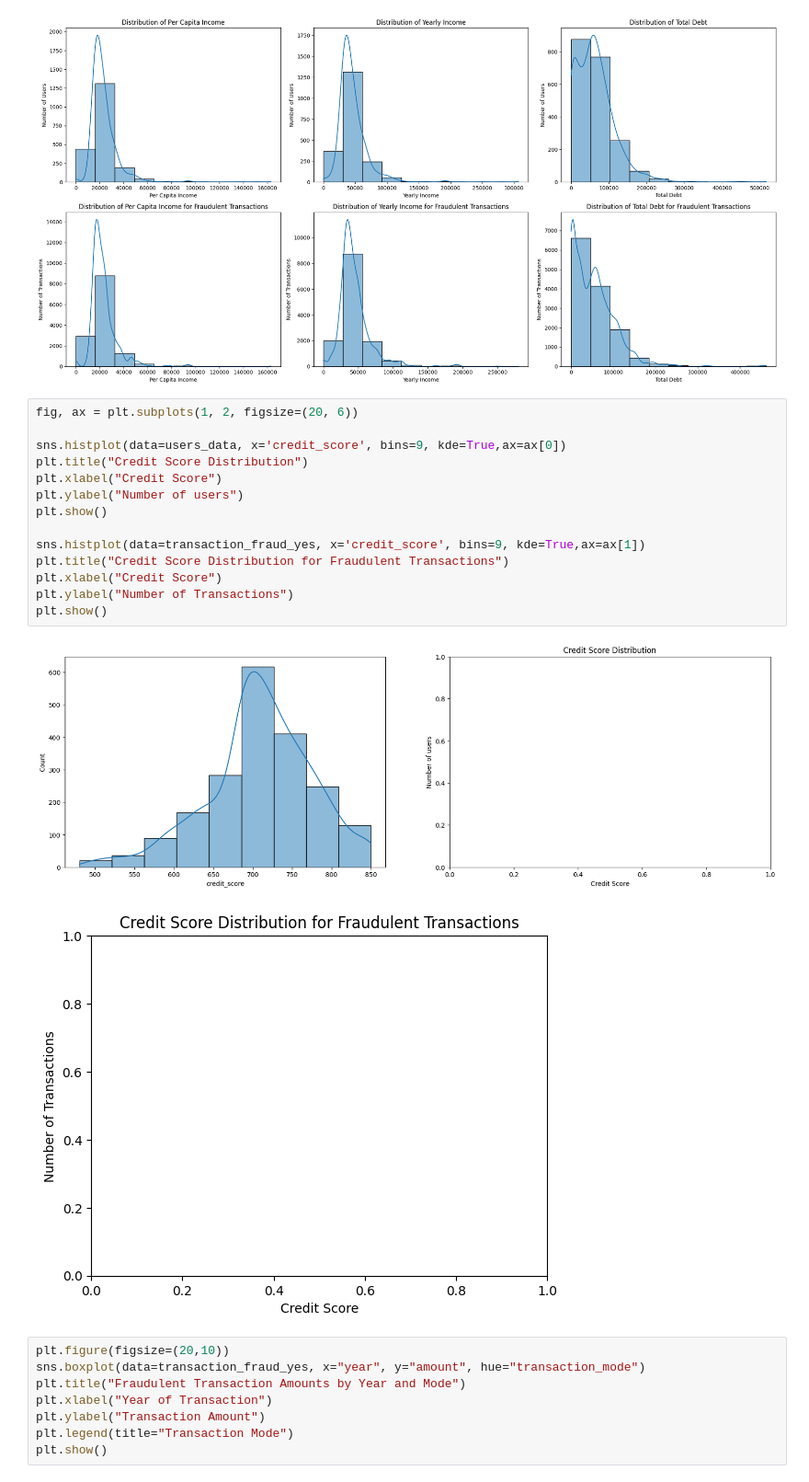
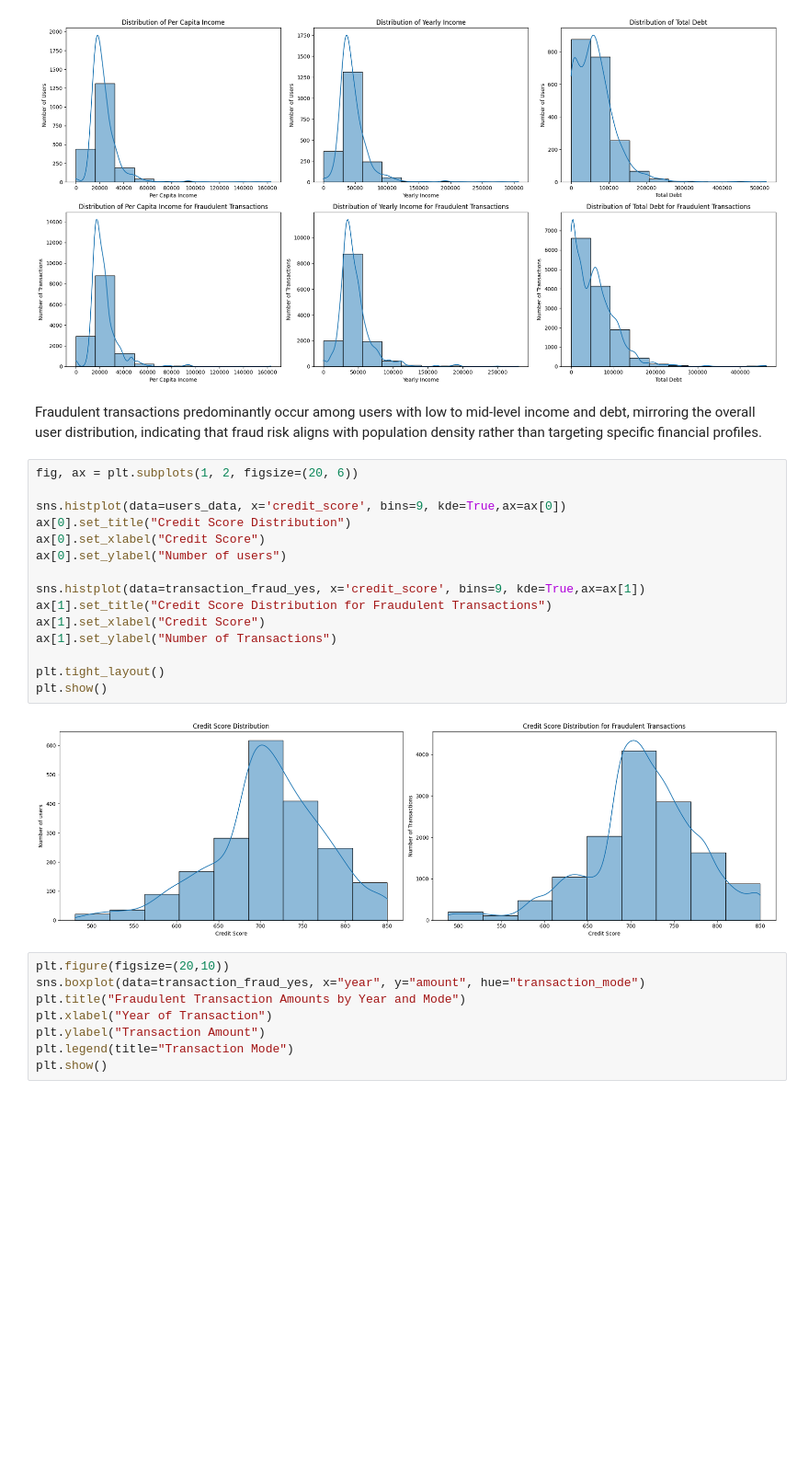
Before and after one commit to yashjadwani/Financial-Fraud-Analysis, a Jupyter notebook: fraud_detection.ipynb, the cells around one changed output. Shown at 92% size. Saved outputs shown, nothing was run; the diff lists cells and outputs as text; blank space fills up the shorter version.

```diff
--- a/fraud_detection.ipynb
+++ b/fraud_detection.ipynb
@@ -463,23 +456,25 @@ plt.tight_layout()
 plt.show()
 # %% [output]
 [figure]
+# %% [markdown]
+Fraudulent transactions predominantly occur among users with low to mid-level income and debt, mirroring the overall user distribution, indicating that fraud risk aligns with population density rather than targeting specific financial profiles.
 # %%
 fig, ax = plt.subplots(1, 2, figsize=(20, 6))
 
 sns.histplot(data=users_data, x='credit_score', bins=9, kde=True,ax=ax[0])
-plt.title("Credit Score Distribution")
-plt.xlabel("Credit Score")
-plt.ylabel("Number of users")
-plt.show()
+ax[0].set_title("Credit Score Distribution")
+ax[0].set_xlabel("Credit Score")
+ax[0].set_ylabel("Number of users")
 
 sns.histplot(data=transaction_fraud_yes, x='credit_score', bins=9, kde=True,ax=ax[1])
-plt.title("Credit Score Distribution for Fraudulent Transactions")
-plt.xlabel("Credit Score")
-plt.ylabel("Number of Transactions")
+ax[1].set_title("Credit Score Distribution for Fraudulent Transactions")
+ax[1].set_xlabel("Credit Score")
+ax[1].set_ylabel("Number of Transactions")
+
+plt.tight_layout()
 plt.show()
 # %% [output]
-[figure, old version]
+[figure, new version]
-[figure, removed]
 # %%
 plt.figure(figsize=(20,10))
 sns.boxplot(data=transaction_fraud_yes, x="year", y="amount", hue="transaction_mode")
```
Also changed, not shown: parts of 81 cells of this notebook.
